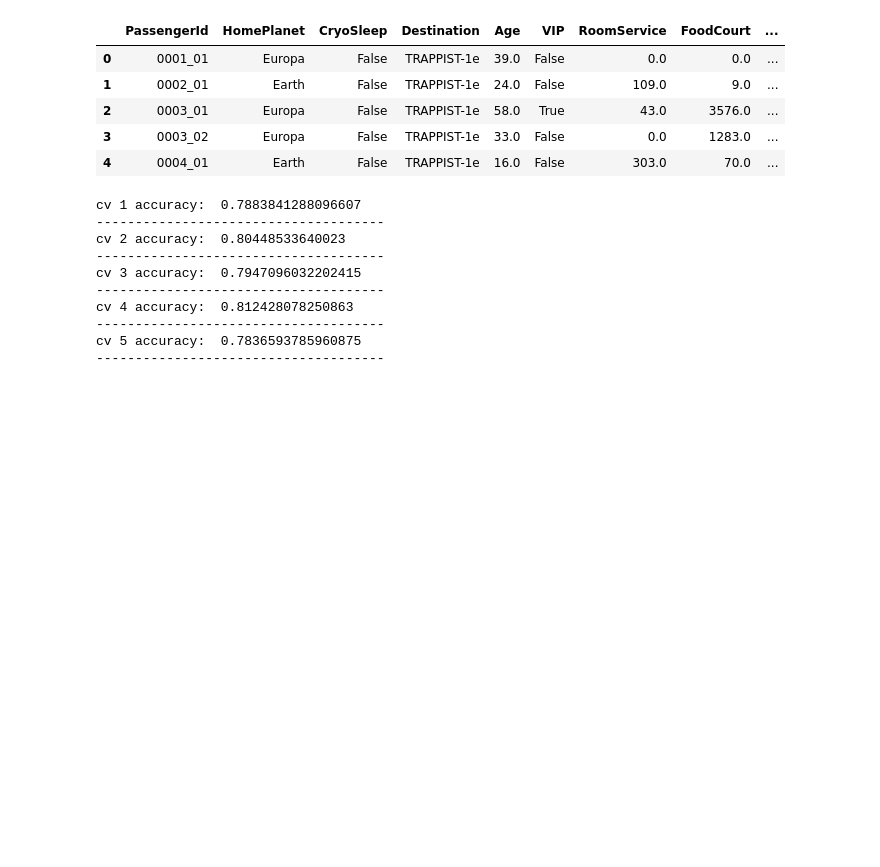
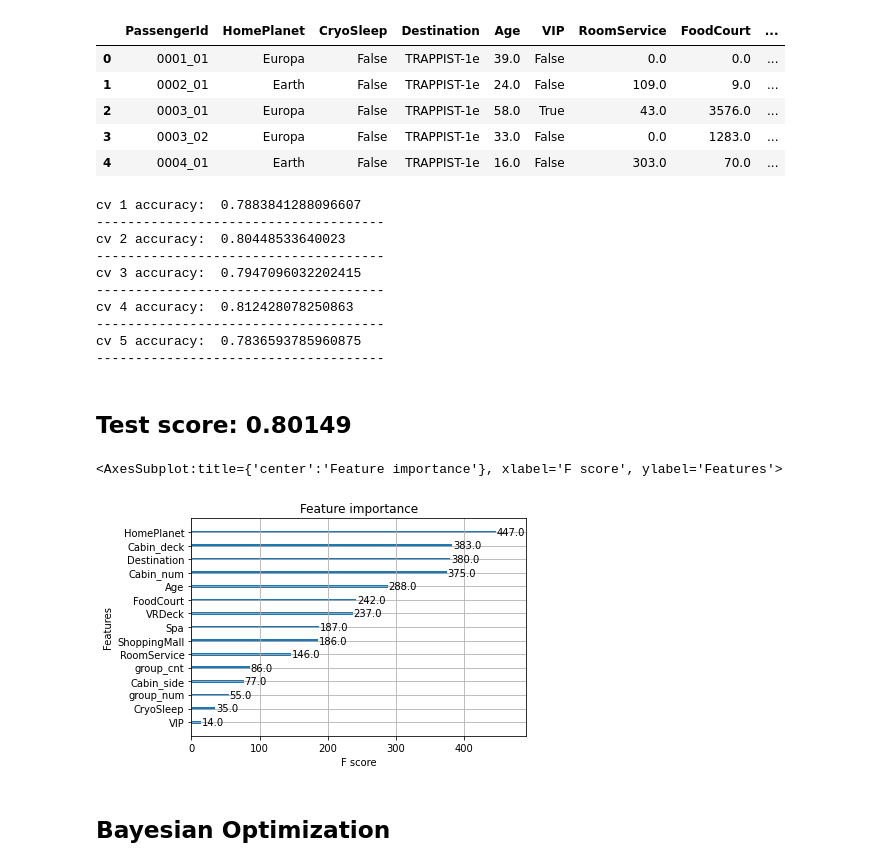
Before and after one commit to sinjy1203/kaggle_MyNotebook, a Jupyter notebook: spaceshiptitanic-binaryclassification-2.ipynb, the cells around one changed output. Cells and saved outputs as stored; diff of their text form; code cells hidden in the pictures; blank space fills up the shorter version.

```diff
--- a/spaceshiptitanic-binaryclassification-2.ipynb
+++ b/spaceshiptitanic-binaryclassification-2.ipynb
@@ -575,3 +575,12 @@ cv 5 accuracy:  0.7836593785960875
 # %%
 submission['Transported'] = y_test_pred > 0.5
 submission.to_csv('sampleSubmission.csv', index=False)
+# %% [markdown]
+## Test score: 0.80149
+# %%
+plot_importance(fit_model)
+# %% [output]
+<AxesSubplot:title={'center':'Feature importance'}, xlabel='F score', ylabel='Features'>
+[figure, added]
+# %% [markdown]
+## Bayesian Optimization
```
Also changed, not shown: parts of 4 cells of this notebook.
